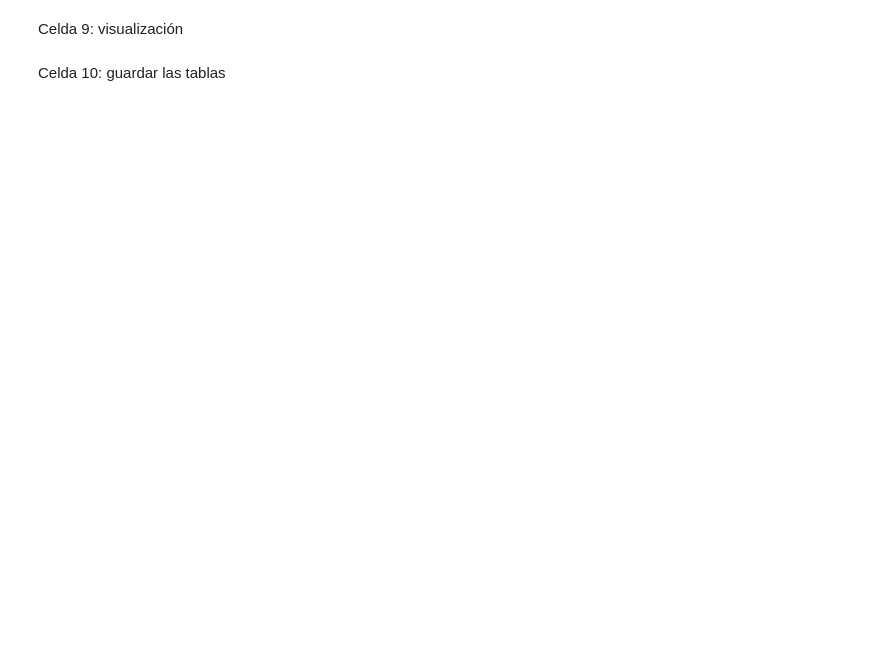
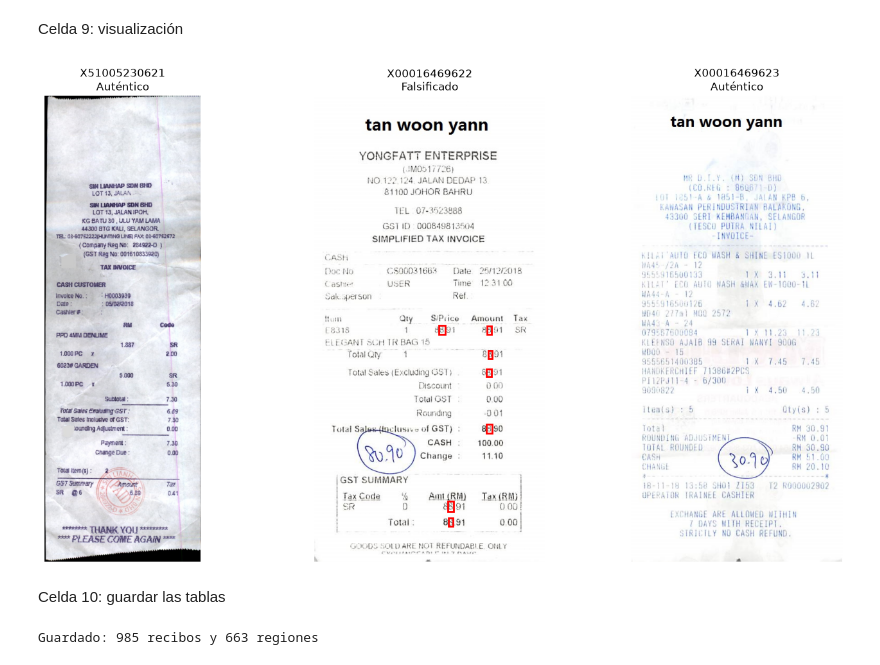
Before and after one commit to jmarquez200688/fraude-recibidos, a Jupyter notebook: notebooks/01_exploracion_datos.ipynb, the cells around one changed output. Cells and saved outputs as stored; diff of their text form; code cells hidden in the pictures; blank space fills up the shorter version.

```diff
--- a/notebooks/01_exploracion_datos.ipynb
+++ b/notebooks/01_exploracion_datos.ipynb
@@ -310,7 +352,9 @@ Tamaño de las imágenes según la etiqueta:
 # %% [markdown]
 Celda 7: anatomía de los fraudes (solo entrenamiento)
 # %%
-reg_train = regiones[(regiones["split"] == "train") & (~regiones["area_original"])].copy()
+# Zona alterada: no es zona de origen de una copia y tiene técnica registrada.
+regiones["alterada"] = (~regiones["area_original"]) & (regiones["tecnica"] != "None")
+reg_train = regiones[(regiones["split"] == "train") & regiones["alterada"]].copy()
 
 print("Entidades modificadas:")
 print(reg_train["entidad"].value_counts(), "\n")
@@ -341,30 +411,32 @@ Celda 9: visualización
 # %%
 def mostrar_recibo(id_recibo, ax):
     recibo = df[df["id"] == id_recibo].iloc[0]
     with Image.open(FINDIT_DIR / recibo["ruta_imagen"]) as img:
         ax.imshow(img, cmap="gray")
-    for _, r in regiones[(regiones["id"] == id_recibo) & (~regiones["area_original"])].iterrows():
+    for _, r in regiones[(regiones["id"] == id_recibo) & regiones["alterada"]].iterrows():
         ax.add_patch(patches.Rectangle(
             (r["x"], r["y"]), r["ancho"], r["alto"],
             linewidth=2, edgecolor="red", facecolor="none",
         ))
     estado = "Falsificado" if recibo["forged"] else "Auténtico"
     ax.set_title(f"{id_recibo}\n{estado}")
     ax.axis("off")
 
 
 ejemplos = [
     train[(train["forged"] == 0) & (train["handwritten_annotation"] == 0)]["id"].iloc[0],
     train[train["forged"] == 1]["id"].iloc[0],
     train[(train["forged"] == 0) & (train["handwritten_annotation"] == 1)]["id"].iloc[0],
 ]
 
 fig, axes = plt.subplots(1, 3, figsize=(15, 8))
 for id_recibo, ax in zip(ejemplos, axes):
     mostrar_recibo(id_recibo, ax)
 plt.tight_layout()
 fig.savefig(config.REPORTS_DIR / "ejemplos_recibos.png", dpi=120, bbox_inches="tight")
 plt.show()
+# %% [output]
+[figure, added]
 # %% [markdown]
 Celda 10: guardar las tablas
 # %%
@@ -376,6 +448,8 @@ columnas = [
 df[columnas].to_parquet(config.PROCESSED_DIR / "metadata.parquet", index=False)
 regiones.to_parquet(config.PROCESSED_DIR / "regiones.parquet", index=False)
 print("Guardado:", len(df), "recibos y", len(regiones), "regiones")
+# %% [output]
+Guardado: 985 recibos y 663 regiones
 # %% [markdown]
 Celda final: conclusiones (Markdown)
 ¿Pasaron todos los controles de calidad?
```
Also changed, not shown: parts of 9 cells of this notebook, 4 other files.
